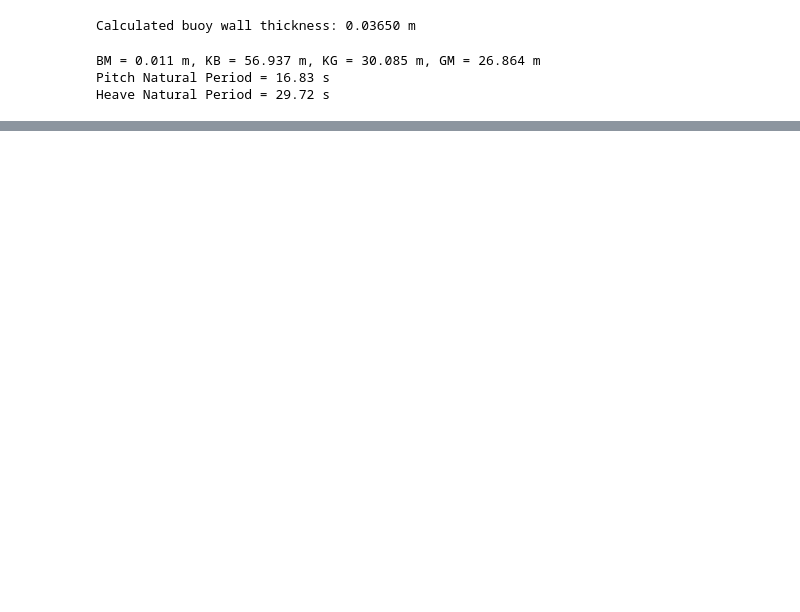
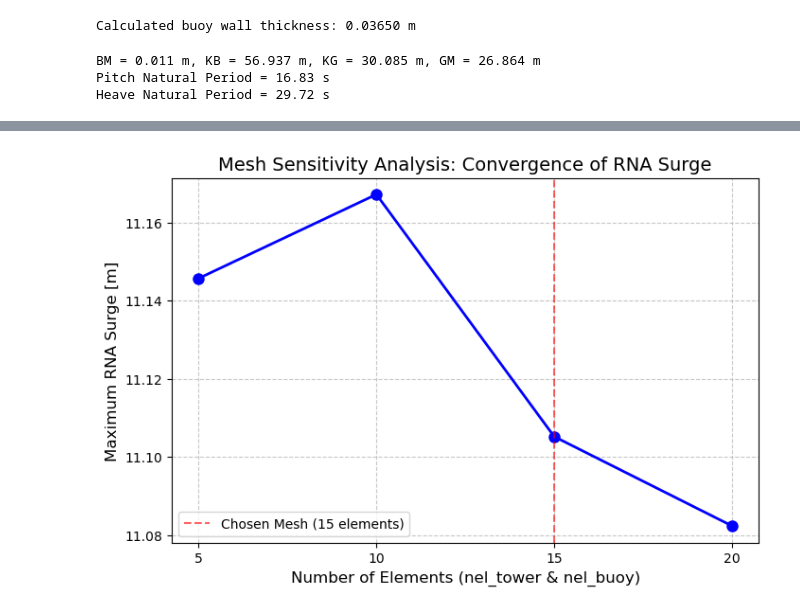
Before and after one commit to Coen10001/numerical-methods-Coen, a Jupyter notebook: CFD Formative assignments/Working FEM code.ipynb, the cells around one changed output, grey strips where cells are left out. Saved outputs shown, nothing was run; the diff lists cells and outputs as text; code cells hidden in the pictures; blank space fills up the shorter version.

```diff
--- a/CFD Formative assignments/Working FEM code.ipynb
+++ b/CFD Formative assignments/Working FEM code.ipynb
@@ -893,0 +898,27 @@ Total Notebook Execution Time: 166.26 seconds
+# %%
+import matplotlib.pyplot as plt
+
+# 1. Your recorded data
+elements = [5, 10, 15, 20]
+max_surge_values = [11.14566, 11.16715, 11.10519, 11.08234]
+
+# 2. Generate the plot
+plt.figure(figsize=(8, 5))
+plt.plot(elements, max_surge_values, marker='o', linestyle='-', color='b', markersize=8, linewidth=2)
+
+# Add a vertical line to highlight your chosen configuration
+plt.axvline(x=15, color='r', linestyle='--', alpha=0.6, label='Chosen Mesh (15 elements)')
+
+# 3. Formatting for the report
+plt.xlabel('Number of Elements (nel_tower & nel_buoy)', fontsize=12)
+plt.ylabel('Maximum RNA Surge [m]', fontsize=12)
+plt.title('Mesh Sensitivity Analysis: Convergence of RNA Surge', fontsize=14)
+plt.xticks(elements)
+plt.grid(True, linestyle='--', alpha=0.7)
+plt.legend()
+
+# 4. Save and show the figure
+plt.savefig('mesh_convergence_plot.png', dpi=300, bbox_inches='tight')
+plt.show()
+# %% [output]
+[figure, added]
```
Also changed, not shown: parts of 6 cells of this notebook, 3 other files.
